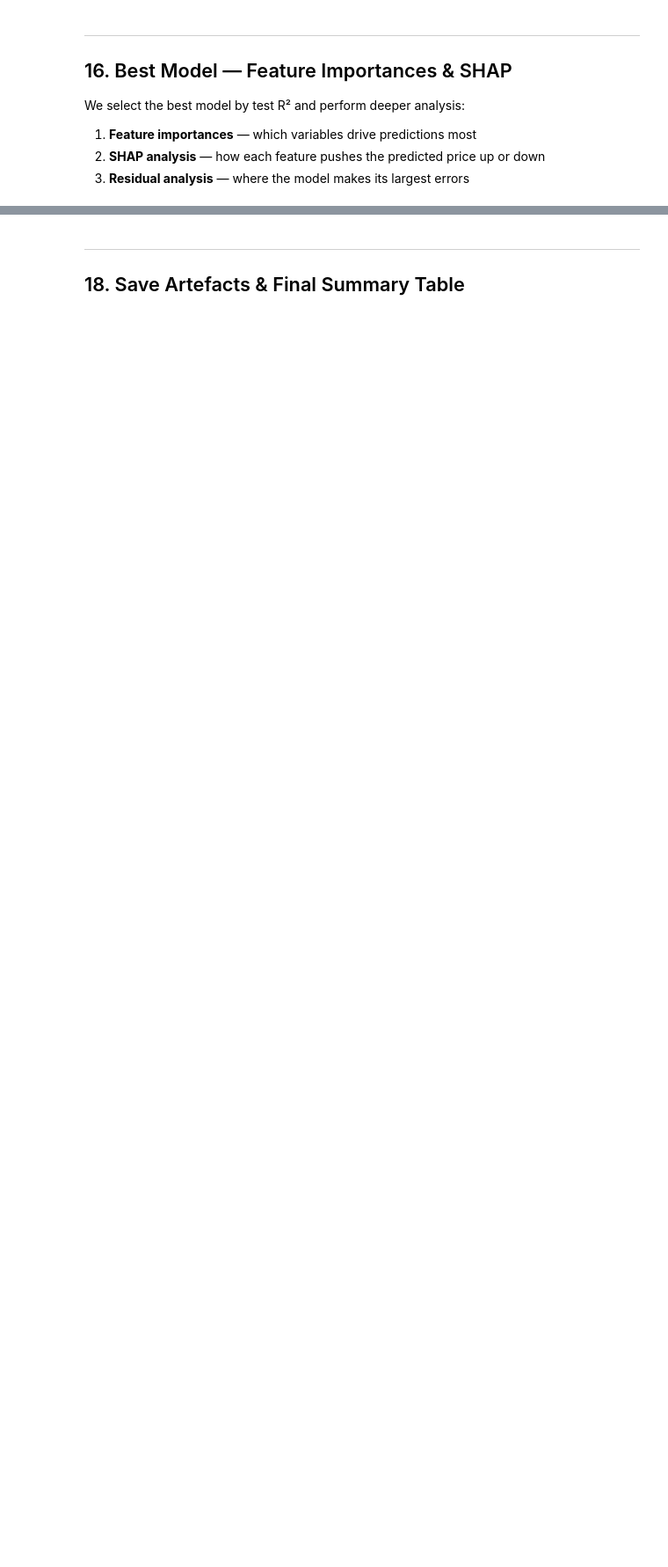
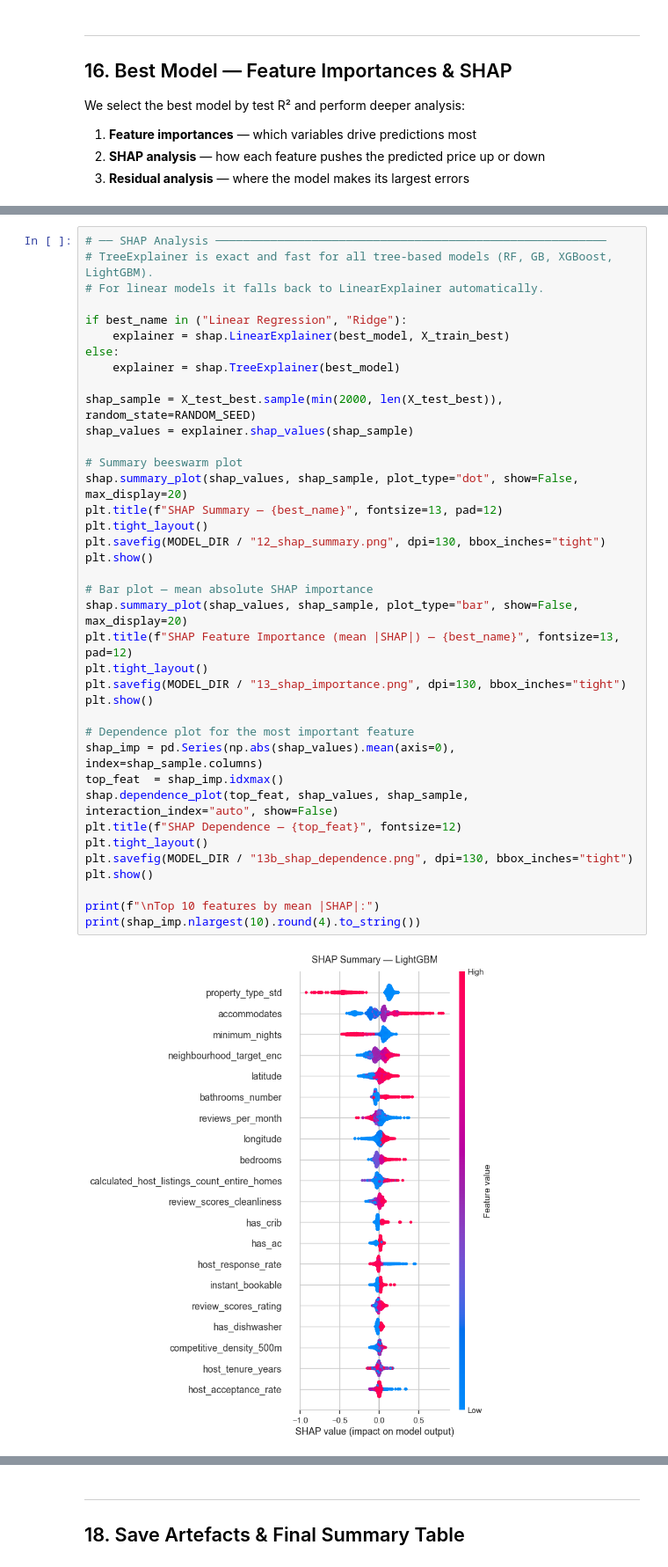
Before and after one commit to nnnuria/airbnb-investment-intelligence, a Jupyter notebook: notebooks/price_ml_model.ipynb, the cells around one changed output, grey strips where cells are left out. Shown at 88% size. Saved outputs shown, nothing was run; the diff lists cells and outputs as text; blank space fills up the shorter version.

```diff
--- a/notebooks/price_ml_model.ipynb
+++ b/notebooks/price_ml_model.ipynb
@@ -1001,0 +1390,40 @@ else:
+# %%
+# ── SHAP Analysis ─────────────────────────────────────────────────────────
+# TreeExplainer is exact and fast for all tree-based models (RF, GB, XGBoost, LightGBM).
+# For linear models it falls back to LinearExplainer automatically.
+
+if best_name in ("Linear Regression", "Ridge"):
+    explainer = shap.LinearExplainer(best_model, X_train_best)
+else:
+    explainer = shap.TreeExplainer(best_model)
+
+shap_sample = X_test_best.sample(min(2000, len(X_test_best)), random_state=RANDOM_SEED)
+shap_values = explainer.shap_values(shap_sample)
+
+# Summary beeswarm plot
+shap.summary_plot(shap_values, shap_sample, plot_type="dot", show=False, max_display=20)
+plt.title(f"SHAP Summary — {best_name}", fontsize=13, pad=12)
+plt.tight_layout()
+plt.savefig(MODEL_DIR / "12_shap_summary.png", dpi=130, bbox_inches="tight")
+plt.show()
+
+# Bar plot — mean absolute SHAP importance
+shap.summary_plot(shap_values, shap_sample, plot_type="bar", show=False, max_display=20)
+plt.title(f"SHAP Feature Importance (mean |SHAP|) — {best_name}", fontsize=13, pad=12)
+plt.tight_layout()
+plt.savefig(MODEL_DIR / "13_shap_importance.png", dpi=130, bbox_inches="tight")
+plt.show()
+
+# Dependence plot for the most important feature
+shap_imp = pd.Series(np.abs(shap_values).mean(axis=0), index=shap_sample.columns)
+top_feat  = shap_imp.idxmax()
+shap.dependence_plot(top_feat, shap_values, shap_sample, interaction_index="auto", show=False)
+plt.title(f"SHAP Dependence — {top_feat}", fontsize=12)
+plt.tight_layout()
+plt.savefig(MODEL_DIR / "13b_shap_dependence.png", dpi=130, bbox_inches="tight")
+plt.show()
+
+print(f"\nTop 10 features by mean |SHAP|:")
+print(shap_imp.nlargest(10).round(4).to_string())
+# %% [output]
+[figure, added]
```
Also changed, not shown: parts of 50 cells of this notebook, 21 other files.
